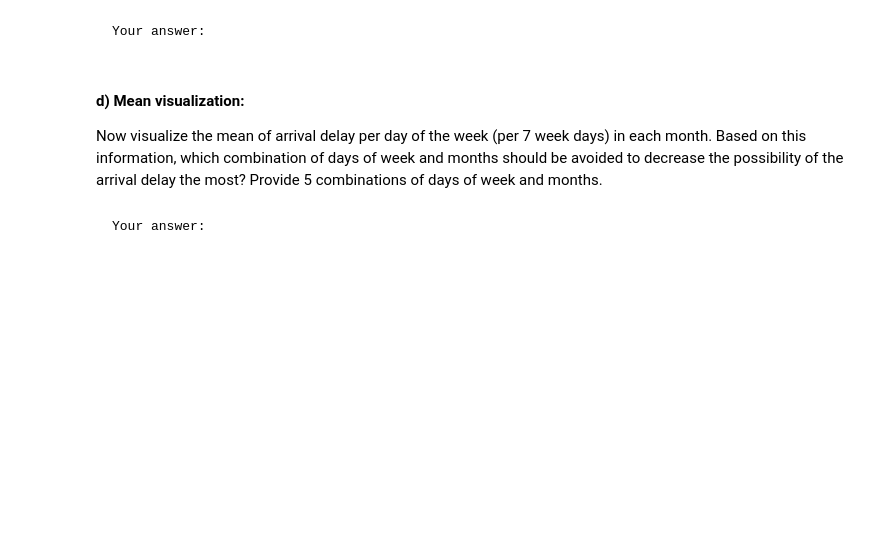
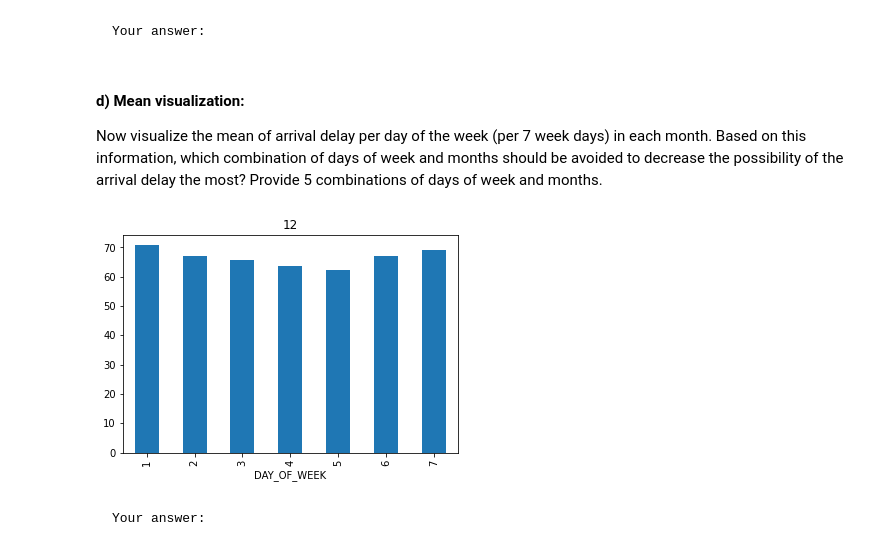
Before and after one commit to LD-devel/IDS-1, a Jupyter notebook: assignment_part1.ipynb, the cells around one changed output. Cells and saved outputs as stored; diff of their text form; code cells hidden in the pictures; blank space fills up the shorter version.

```diff
--- a/assignment_part1.ipynb
+++ b/assignment_part1.ipynb
@@ -132,3 +213,9 @@ Now visualize the mean of arrival delay per day of the week (per 7 week days) in
+# %%
+months = no_null_data.groupby(by=["MONTH"])
+for name, group in months:
+    group.groupby(by=["DAY_OF_WEEK"])["ARRIVAL_DELAY"].mean().plot(kind="bar", title=name).get_figure().savefig(f"./ARRIVAL_DELAY_{name}.jpg", transparent=False)
+# %% [output]
+[figure, added]
 # %% [markdown]
     Your answer:
 # %% [markdown]
```
Also changed, not shown: parts of 16 cells of this notebook.
